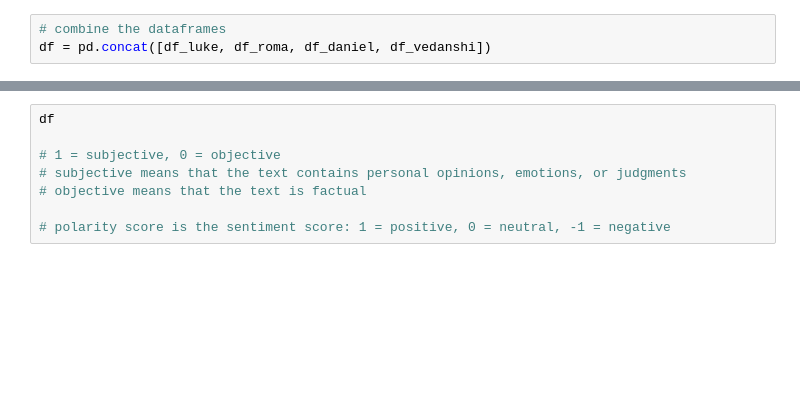
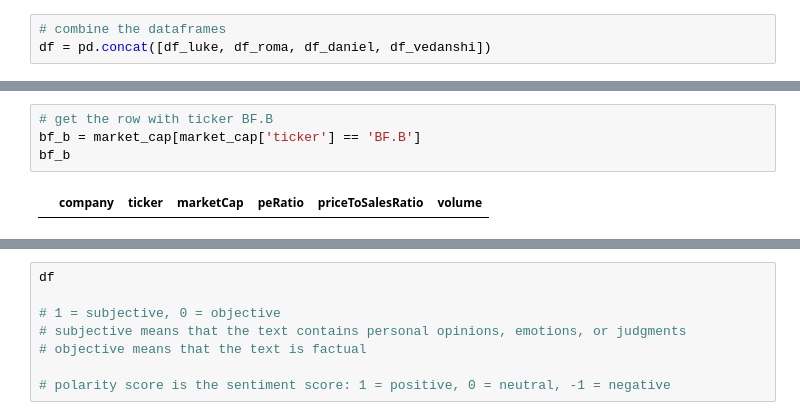
Before and after one commit to VedanshiShah7/Machine-Learning-In-Finance, a Jupyter notebook: Project 4/mini-project-4.ipynb, the cells around one changed output, grey strips where cells are left out. Drawn from its saved outputs; the diff is of its cells as text; blank space fills up the shorter version.

```diff
--- a/Project 4/mini-project-4.ipynb
+++ b/Project 4/mini-project-4.ipynb
@@ -153,0 +243,6 @@ df = pd.concat([df_luke, df_roma, df_daniel, df_vedanshi])
+# %%
+# get the row with ticker BF.B
+bf_b = market_cap[market_cap['ticker'] == 'BF.B']
+bf_b
+# %% [output]
+|  | company | ticker | marketCap | peRatio | priceToSalesRatio | volume |
```
Also changed, not shown: parts of 17 cells of this notebook, 10 other files.
